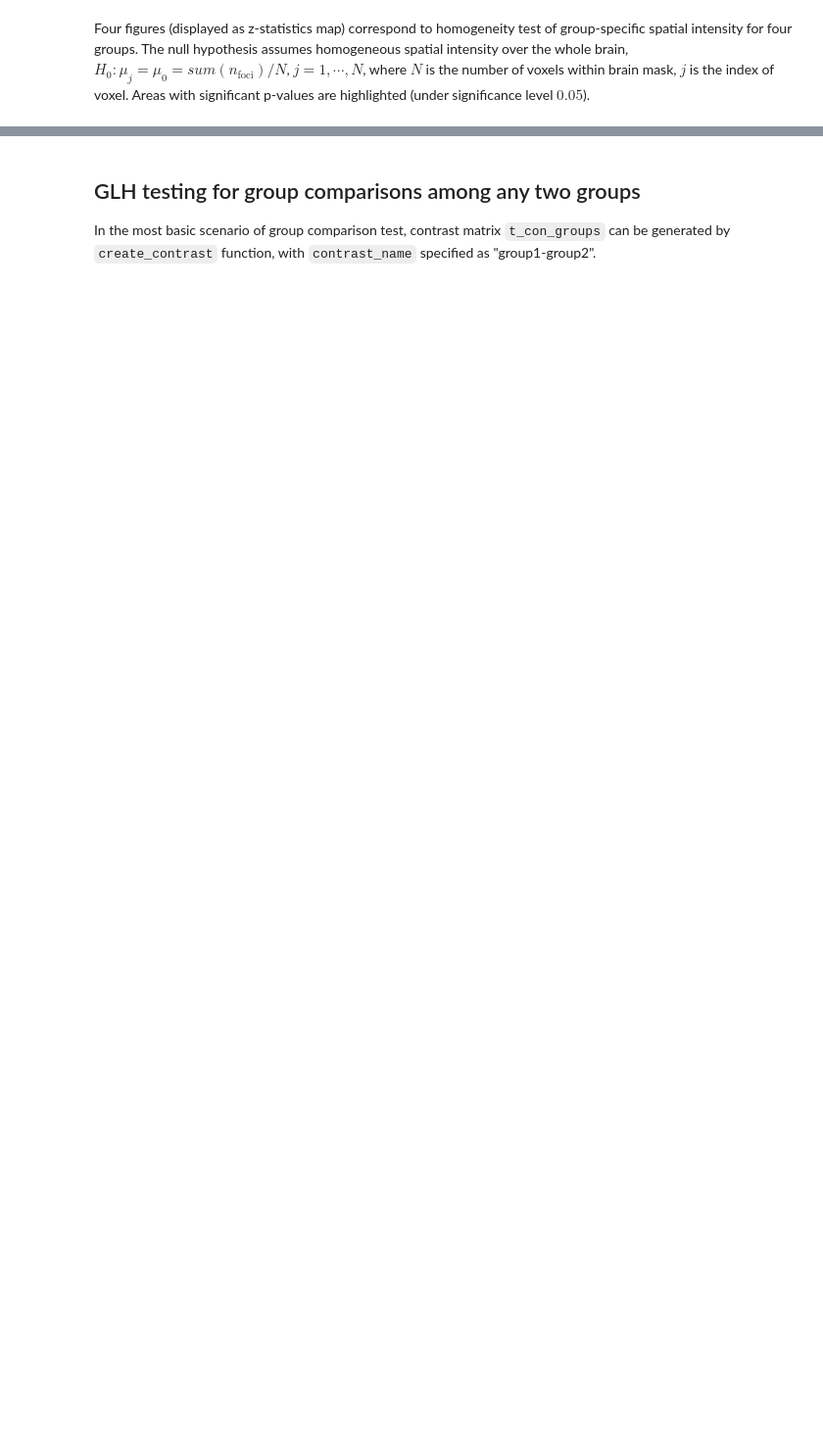
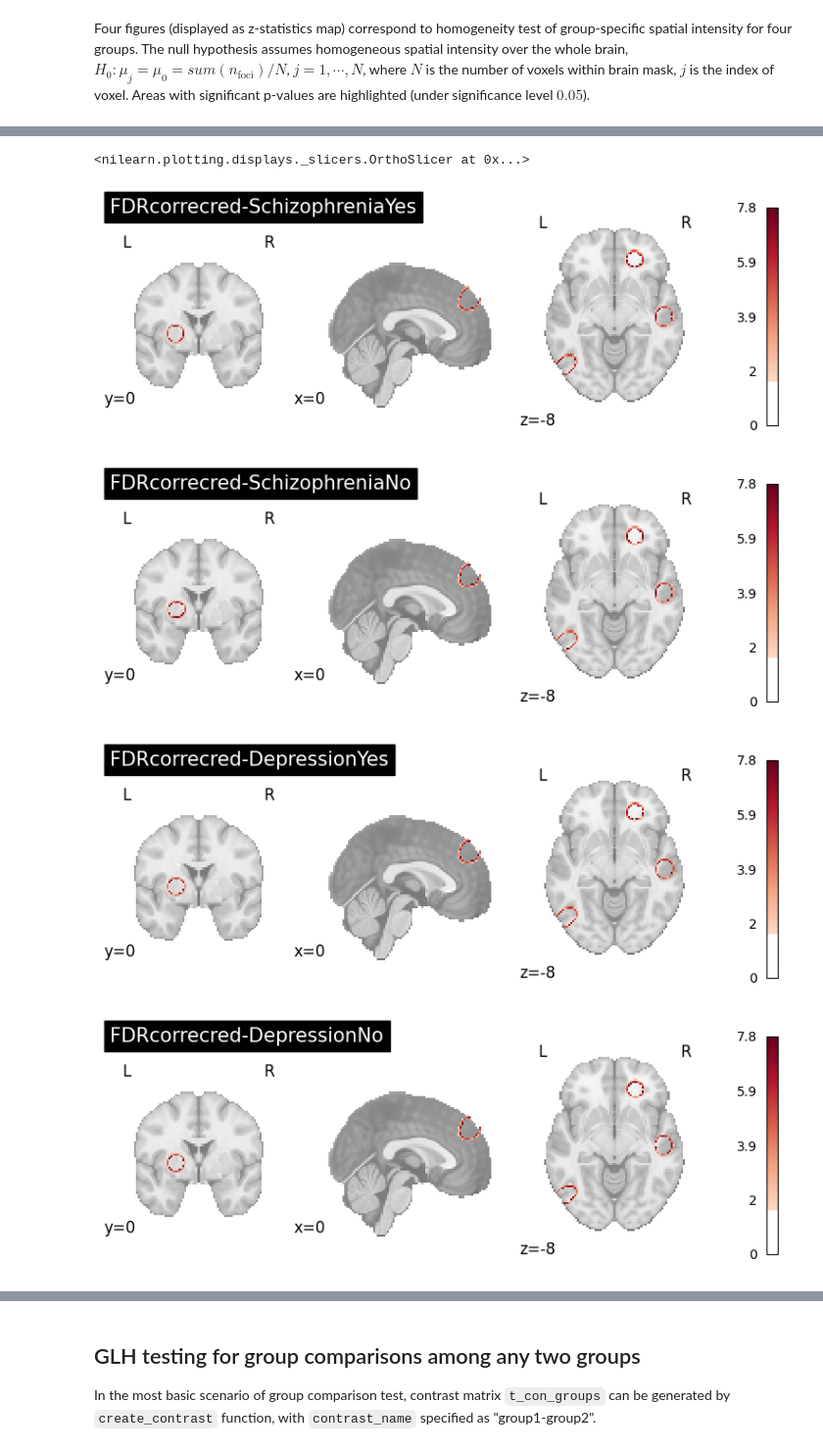
Before and after one commit to neurostuff/NiMARE, a Jupyter notebook: examples/02_meta-analyses/10_plot_cbmr.ipynb, the cells around one changed output, grey strips where cells are left out. Shown at 98% size. Cells and saved outputs as stored; diff of their text form; code cells hidden in the pictures; blank space fills up the shorter version.

```diff
--- a/examples/02_meta-analyses/10_plot_cbmr.ipynb
+++ b/examples/02_meta-analyses/10_plot_cbmr.ipynb
@@ -177,0 +206,47 @@ significant p-values are highlighted (under significance level $0.05$).
+# %%
+from nimare.correct import FDRCorrector
+corr = FDRCorrector(method="indep", alpha=0.05)
+cres = corr.transform(results)
+
+# generate FDR corrected z-score maps for group-wise spatial homogeneity test
+plot_stat_map(
+    cres.get_map("z_group-SchizophreniaYes_corr-FDR_method-indep"),
+    cut_coords=[0, 0, -8],
+    draw_cross=False,
+    cmap="RdBu_r",
+    title="FDRcorrecred-SchizophreniaYes",
+    threshold=scipy.stats.norm.isf(0.05),
+)
+
+plot_stat_map(
+    cres.get_map("z_group-SchizophreniaNo_corr-FDR_method-indep"),
+    cut_coords=[0, 0, -8],
+    draw_cross=False,
+    cmap="RdBu_r",
+    title="FDRcorrecred-SchizophreniaNo",
+    threshold=scipy.stats.norm.isf(0.05),
+)
+
+plot_stat_map(
+    cres.get_map("z_group-DepressionYes_corr-FDR_method-indep"),
+    cut_coords=[0, 0, -8],
+    draw_cross=False,
+    cmap="RdBu_r",
+    title="FDRcorrecred-DepressionYes",
+    threshold=scipy.stats.norm.isf(0.05),
+)
+
+plot_stat_map(
+    cres.get_map("z_group-DepressionNo_corr-FDR_method-indep"),
+    cut_coords=[0, 0, -8],
+    draw_cross=False,
+    cmap="RdBu_r",
+    title="FDRcorrecred-DepressionNo",
+    threshold=scipy.stats.norm.isf(0.05),
+)
+# %% [output]
+<nilearn.plotting.displays._slicers.OrthoSlicer at 0x...>
+[figure, added]
+[figure, added]
+[figure, added]
+[figure, added]
```
Also changed, not shown: parts of 11 cells of this notebook, 5 other files.
